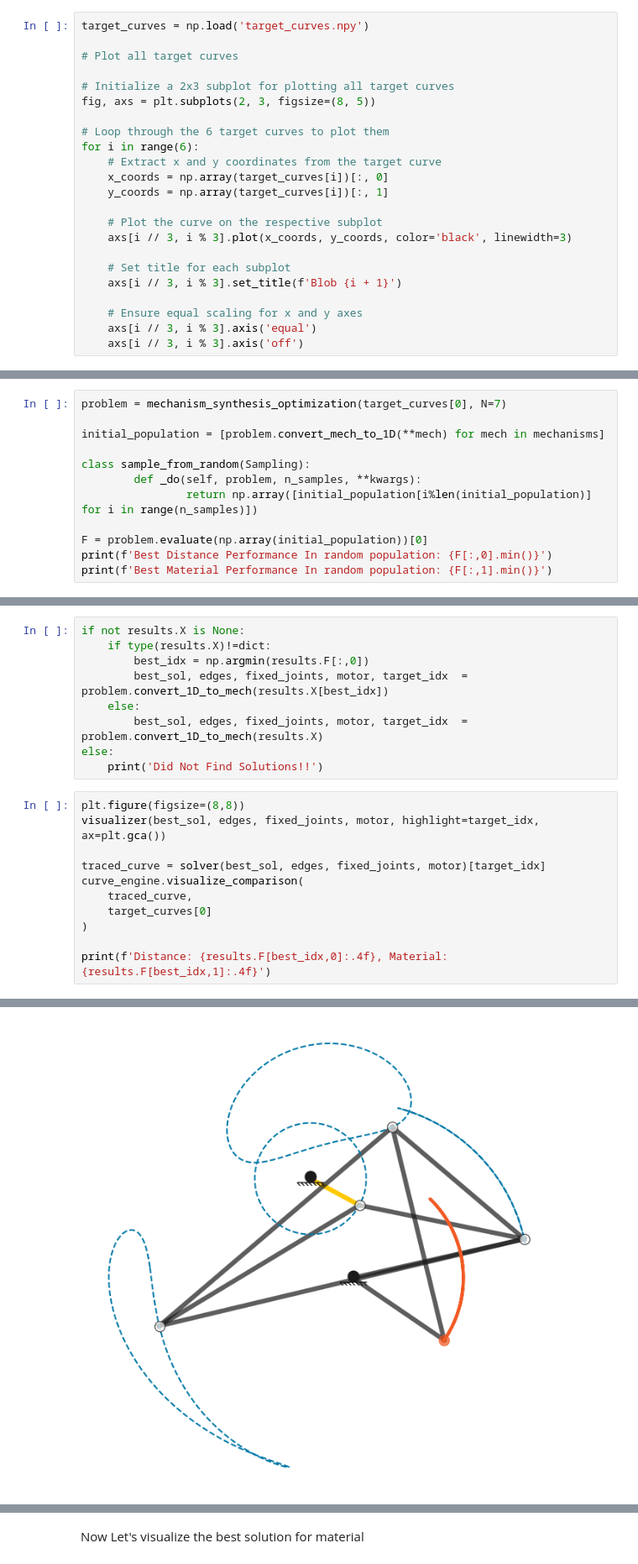
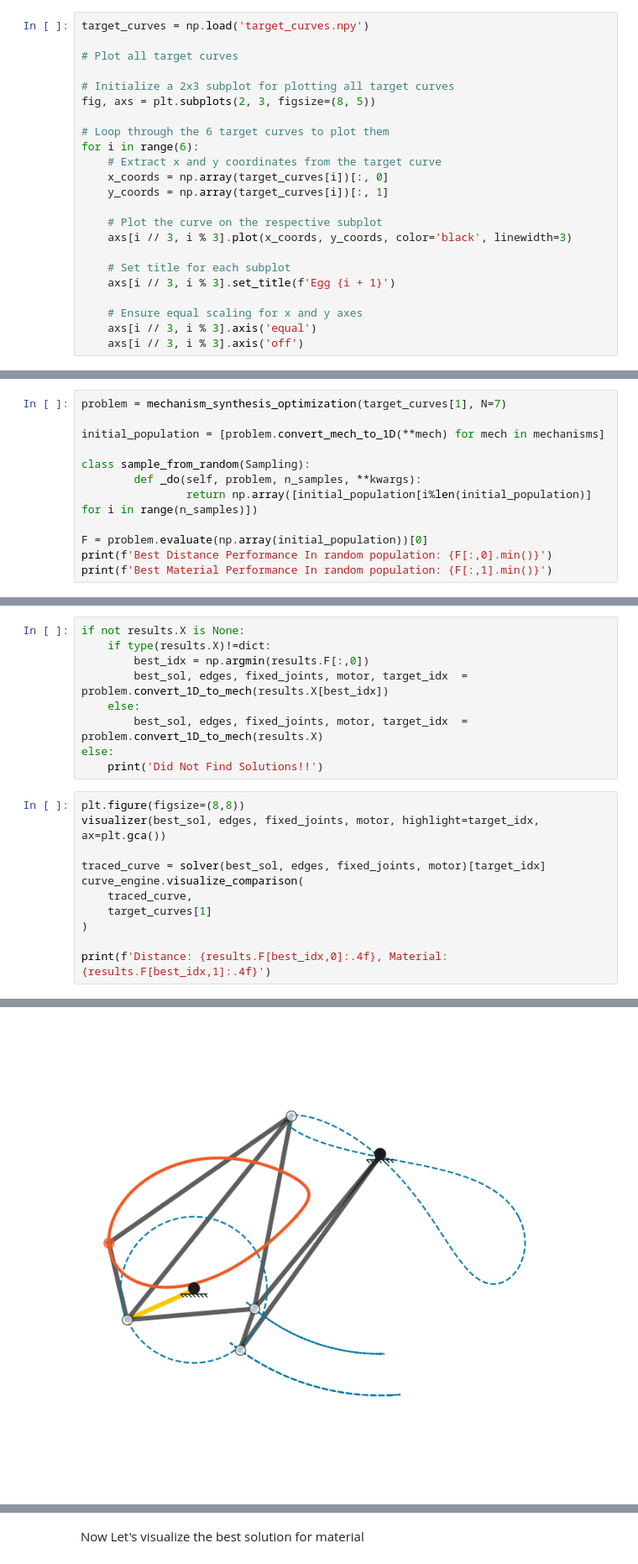
Before and after one commit to gtadams/2155-Optimization-Challenge-Problem, a Jupyter notebook: Advanced_Starter_Notebook.ipynb, the cells around one changed output, grey strips where cells are left out. Shown: that part at 84% size. Saved outputs shown, nothing was run; the diff lists cells and outputs as text.

Commit message:
updated problem

```diff
--- a/Advanced_Starter_Notebook.ipynb
+++ b/Advanced_Starter_Notebook.ipynb
@@ -31,7 +31,7 @@ for i in range(6):
     axs[i // 3, i % 3].plot(x_coords, y_coords, color='black', linewidth=3)
 
     # Set title for each subplot
-    axs[i // 3, i % 3].set_title(f'Blob {i + 1}')
+    axs[i // 3, i % 3].set_title(f'Egg {i + 1}')
 
     # Ensure equal scaling for x and y axes
     axs[i // 3, i % 3].axis('equal')
@@ -287,7 +287,7 @@ visualizer(**random_mechanism)
 # Now let's generate 100 mechanisms of size 7 and initilize a population for optimization
 mechanisms = [randomizer(n=7) for _ in trange(100)]
 # %%
-problem = mechanism_synthesis_optimization(target_curves[0], N=7)
+problem = mechanism_synthesis_optimization(target_curves[1], N=7)
 
 initial_population = [problem.convert_mech_to_1D(**mech) for mech in mechanisms]
 
@@ -379,7 +379,7 @@ visualizer(best_sol, edges, fixed_joints, motor, highlight=target_idx, ax=plt.gc
 traced_curve = solver(best_sol, edges, fixed_joints, motor)[target_idx]
 curve_engine.visualize_comparison(
     traced_curve,
-    target_curves[0]
+    target_curves[1]
 )
 
 print(f'Distance: {results.F[best_idx,0]:.4f}, Material: {results.F[best_idx,1]:.4f}')
@@ -388 +388 @@ Distance: 0.4058, Material: 8.5771
-[figure, old version]
+[figure, new version]
```
Also changed, not shown: parts of 15 cells of this notebook, 1 other file.
